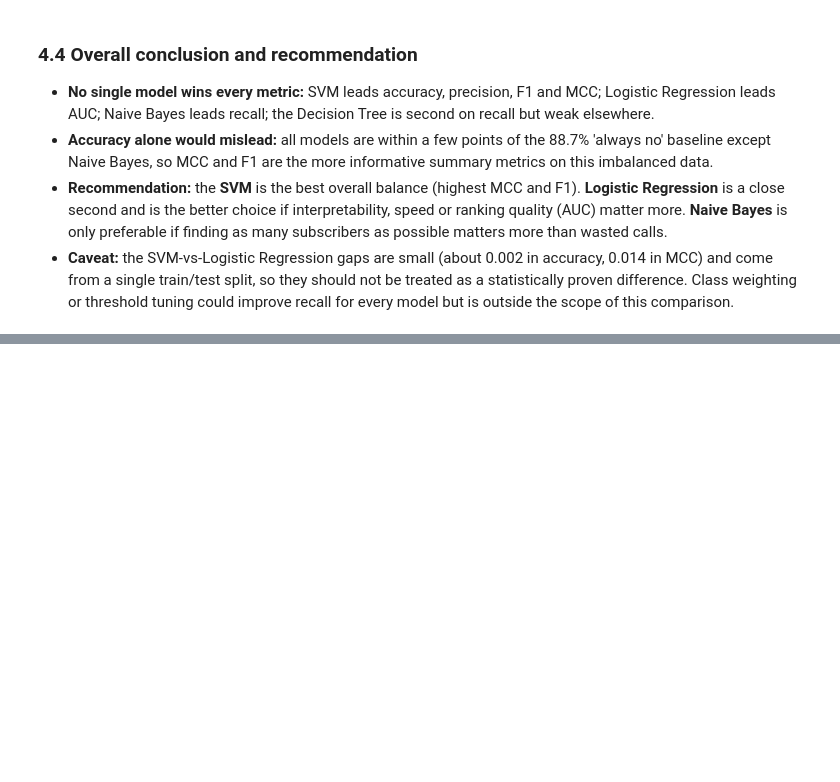
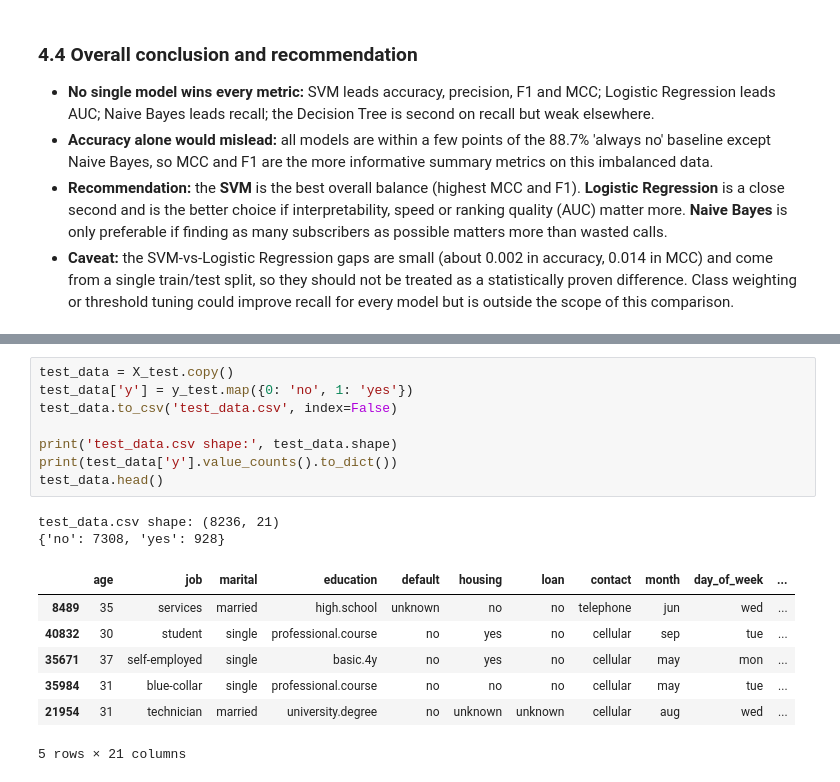
Before and after one commit to athisayarajp/ml-classification-streamlit, a Jupyter notebook: ML_Assignment2.ipynb, the cells around one changed output, grey strips where cells are left out. Saved outputs shown, nothing was run; the diff lists cells and outputs as text; blank space fills up the shorter version.

Commit message:
Save trained pipelines and held-out test data

```diff
--- a/ML_Assignment2.ipynb
+++ b/ML_Assignment2.ipynb
@@ -570,0 +629,18 @@ plt.show()
+# %%
+test_data = X_test.copy()
+test_data['y'] = y_test.map({0: 'no', 1: 'yes'})
+test_data.to_csv('test_data.csv', index=False)
+
+print('test_data.csv shape:', test_data.shape)
+print(test_data['y'].value_counts().to_dict())
+test_data.head()
+# %% [output]
+test_data.csv shape: (8236, 21)
+{'no': 7308, 'yes': 928}
+|  | age | job | marital | education | default | housing | loan | contact | month | day_of_week | ... |
+| 8489 | 35 | services | married | high.school | unknown | no | no | telephone | jun | wed | ... |
+| 40832 | 30 | student | single | professional.course | no | yes | no | cellular | sep | tue | ... |
+| 35671 | 37 | self-employed | single | basic.4y | no | yes | no | cellular | may | mon | ... |
+| 35984 | 31 | blue-collar | single | professional.course | no | no | no | cellular | may | tue | ... |
+| 21954 | 31 | technician | married | university.degree | no | unknown | unknown | cellular | aug | wed | ... |
+5 rows × 21 columns
```
Also changed, not shown: parts of 11 cells of this notebook, 7 other files.
